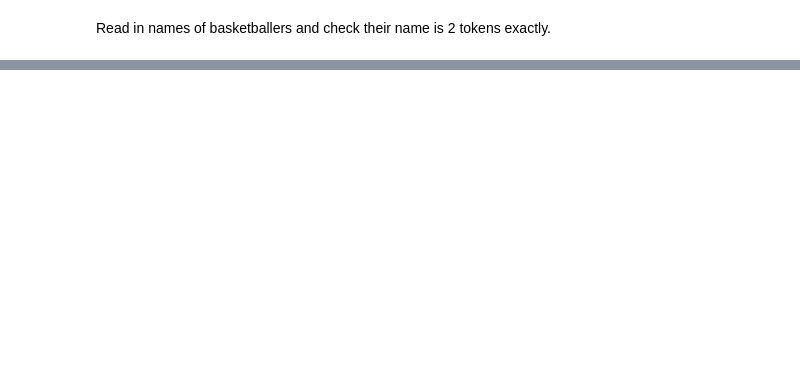
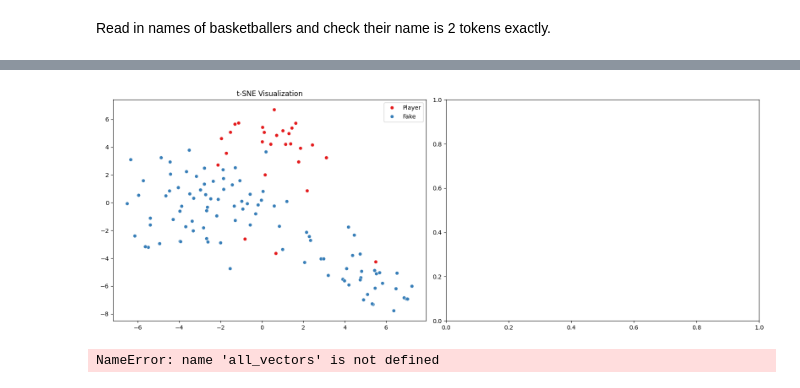
Before and after one commit to pwahs/convex-sets-in-residual-stream, a Jupyter notebook: convex_sets/cover_basketballers.ipynb, the cells around one changed output, grey strips where cells are left out. Cells and saved outputs as stored; diff of their text form; code cells hidden in the pictures; blank space fills up the shorter version.

Commit message:
Added new convex set algorithm, extended data collection, experimented with spreads, parallelized convex set finding

```diff
--- a/convex_sets/cover_basketballers.ipynb
+++ b/convex_sets/cover_basketballers.ipynb
@@ -1 +3,10 @@
+# %%
+import pandas as pd
+from pathlib import Path
+import torch
+import transformer_lens
+import gc
+
+MODEL_NAME = "EleutherAI/pythia-410m"
+# MODEL_NAME = "EleutherAI/pythia-2.8b"
 # %% [markdown]
@@ -36,5 +40,5 @@ Appended 956 names to data/names.txt.
 # %%
-names_file = Path("convex_sets/data/names.txt")
+names_file = Path("data/names.txt")
 with open(names_file, 'r') as f:
     names = f.read().strip().split('\n')
     print(names)
@@ -178,0 +472,62 @@ if sample_size > 0:
+# %%
+import matplotlib.pyplot as plt
+import seaborn as sns
+from sklearn.manifold import TSNE, MDS
+from sklearn.decomposition import PCA
+import umap
+
+# Combine all vectors (players and fake)
+all_vectors = np.vstack([player_post_layer, fake_post_layer])
+labels = ["Player"] * len(player_post_layer) + ["Fake"] * len(fake_post_layer)
+
+# Method 1: t-SNE visualization
+tsne = TSNE(n_components=2, random_state=42, perplexity=30)
+embeddings_tsne = tsne.fit_transform(all_vectors)
+
+# # Method 2: UMAP (often better preserves global structure)
+# reducer = umap.UMAP(random_state=42)
+# embeddings_umap = reducer.fit_transform(all_vectors)
+
+# Create plots
+fig, (ax1, ax2) = plt.subplots(1, 2, figsize=(16, 6))
+
+# Plot t-SNE
+sns.scatterplot(x=embeddings_tsne[:, 0], y=embeddings_tsne[:, 1],
+                hue=labels, ax=ax1, palette="Set1")
+ax1.set_title("t-SNE Visualization")
+
+# Plot UMAP
+# sns.scatterplot(x=embeddings_umap[:, 0], y=embeddings_umap[:, 1],
+                # hue=labels, ax=ax2, palette="Set1")
+# ax2.set_title("UMAP Visualization")
+
+plt.tight_layout()
+# %% [output]
+[figure, added]
+# %%
+# Calculate within-group and between-group distances
+player_player_distances = []
+fake_fake_distances = []
+player_fake_distances = []
+
+for i in range(len(all_vectors)):
+    for j in range(i+1, len(all_vectors)):
+        dist = np.linalg.norm(all_vectors[i] - all_vectors[j])
+        if i < len(player_post_layer) and j < len(player_post_layer):
+            player_player_distances.append(dist)
+        elif i >= len(player_post_layer) and j >= len(player_post_layer):
+            fake_fake_distances.append(dist)
+        else:
+            player_fake_distances.append(dist)
+
+# Plot distribution of distances
+plt.figure(figsize=(10, 6))
+sns.kdeplot(player_player_distances, label="Player-Player", fill=True)
+sns.kdeplot(fake_fake_distances, label="Fake-Fake", fill=True)
+sns.kdeplot(player_fake_distances, label="Player-Fake", fill=True)
+plt.xlabel("Euclidean Distance")
+plt.ylabel("Density")
+plt.title("Distribution of Distances Between Vector Groups")
+plt.legend()
+# %% [output]
+NameError: name 'all_vectors' is not defined
```
Also changed, not shown: parts of 25 cells of this notebook, 33 other files.
